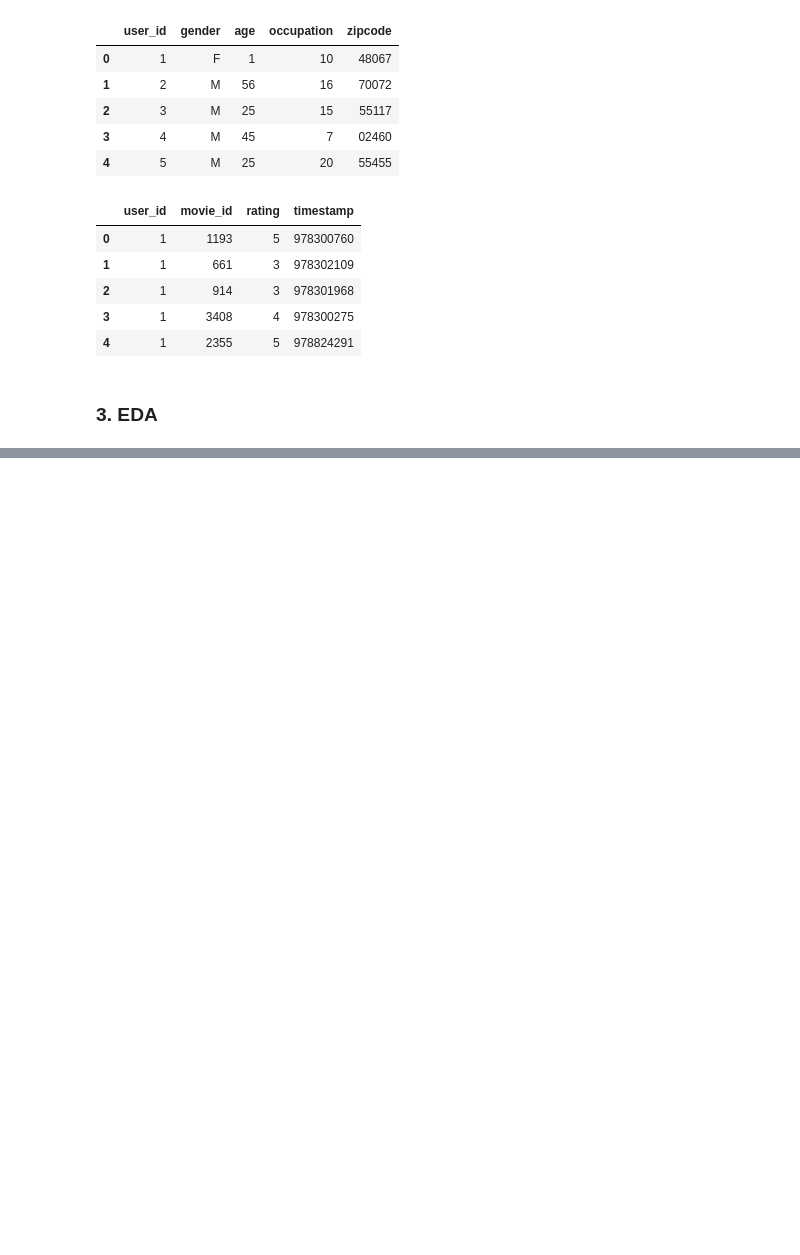
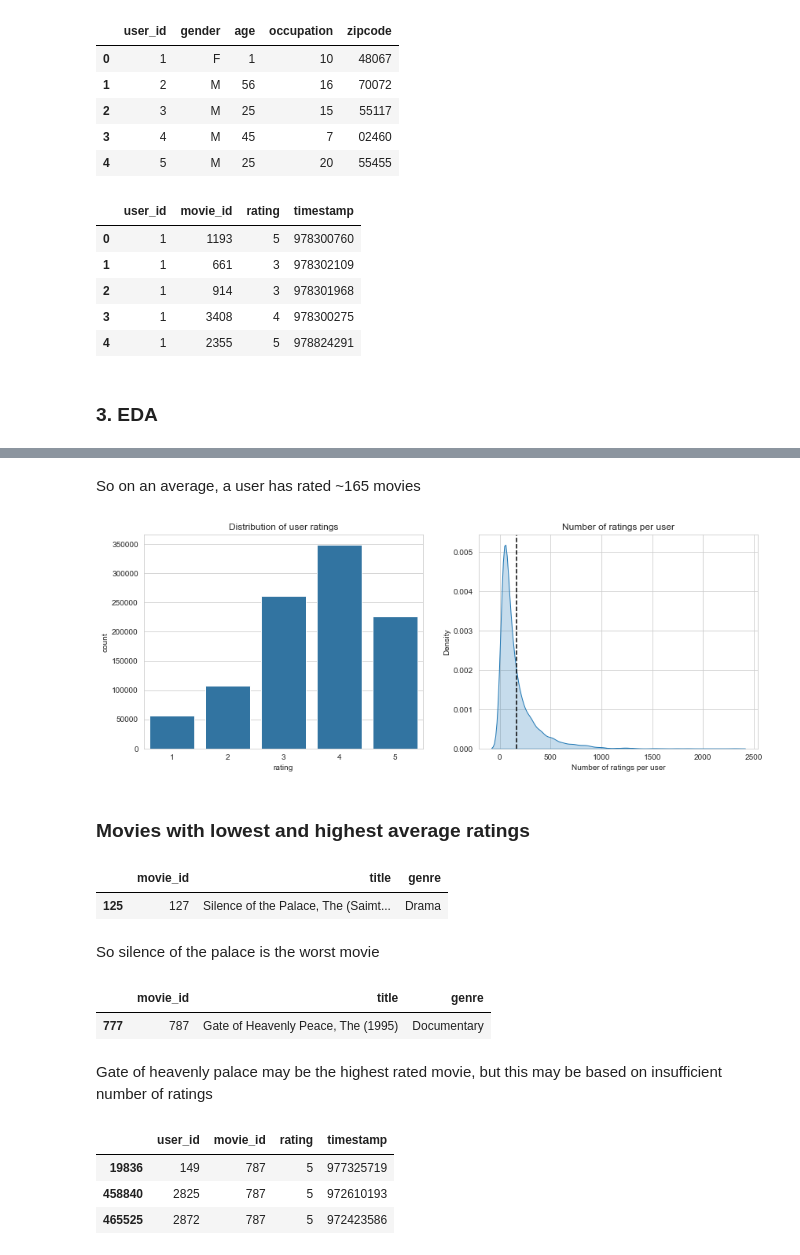
Before and after one commit to Satyaki9207/recommendation_system, a Jupyter notebook: my_recommender.ipynb, the cells around one changed output, grey strips where cells are left out. Drawn from its saved outputs; the diff is of its cells as text; code cells hidden in the pictures; blank space fills up the shorter version.

Commit message:
user based collaborative filtering v1

```diff
--- a/my_recommender.ipynb
+++ b/my_recommender.ipynb
@@ -17,9 +19,9 @@ os.listdir()
 # %% [markdown]
 ### 2. Reading the data
 # %%
-movies=pd.read_table('movies.dat',sep='::',header=None,names=['movie_id','title','genre'],engine='python')
-users=pd.read_table('users.dat',sep='::',header=None,names=['user_id','gender','age','occupation','zipcode'],engine='python')
-ratings=pd.read_table('ratings.dat',sep='::',header=None,names=['user_id','movie_id','rating','timestamp'],engine='python')
+movies=pd.read_table('ml-1m/movies.dat',sep='::',header=None,names=['movie_id','title','genre'],engine='python')
+users=pd.read_table('ml-1m/users.dat',sep='::',header=None,names=['user_id','gender','age','occupation','zipcode'],engine='python')
+ratings=pd.read_table('ml-1m/ratings.dat',sep='::',header=None,names=['user_id','movie_id','rating','timestamp'],engine='python')
 movies.head()
 # %% [output]
 |  | movie_id | title | genre |
@@ -50,0 +71,4 @@ ratings.head()
+# %%
+user_freq=ratings[['user_id','movie_id']].groupby('user_id').count().rename(columns={'movie_id':'n_ratings'})\
+.sort_values(by='n_ratings',ascending=False)
+user_freq.head()
@@ -50,0 +83,48 @@ ratings.head()
+# %% [markdown]
+So on an average, a user has rated ~165 movies
+# %%
+# Plotting distribution of movie ratings per user
+base_color=sns.color_palette()[0]
+sns.set_style('whitegrid')
+
+plt.figure(figsize=(14,5))
+plt.subplot(1,2,1)
+ax1=sns.countplot(x='rating',data=ratings,color=base_color)
+plt.title('Distribution of user ratings')
+
+plt.subplot(1,2,2)
+ax2=sns.kdeplot(user_freq['n_ratings'],shade=True)
+plt.axvline(user_freq['n_ratings'].mean(),color='k',linestyle='--')
+plt.xlabel('Number of ratings per user')
+plt.title('Number of ratings per user');
+# %% [output]
+[figure, added]
+# %% [markdown]
+### Movies with lowest and highest average ratings
+# %%
+# Lowest rated movie
+mean_ratings=ratings[['movie_id','rating']].groupby('movie_id').mean().rename(columns={'rating':'average_rating'})
+lowest_rated=mean_ratings.idxmin()[0]
+movies[movies['movie_id']==lowest_rated]
+# %% [output]
+|  | movie_id | title | genre |
+| 125 | 127 | Silence of the Palace, The (Saimt... | Drama |
+# %% [markdown]
+So silence of the palace is the worst movie
+# %%
+# Highest rated movie
+highest_rated=mean_ratings.idxmax()[0]
+movies[movies['movie_id']==highest_rated]
+# %% [output]
+|  | movie_id | title | genre |
+| 777 | 787 | Gate of Heavenly Peace, The (1995) | Documentary |
+# %% [markdown]
+Gate of heavenly palace may be the highest rated movie, but this may be based on insufficient number of ratings
+# %%
+# Checking number of reviews for the highest rated movie
+ratings.loc[ratings['movie_id']==highest_rated]
+# %% [output]
+|  | user_id | movie_id | rating | timestamp |
+| 19836 | 149 | 787 | 5 | 977325719 |
+| 458840 | 2825 | 787 | 5 | 972610193 |
+| 465525 | 2872 | 787 | 5 | 972423586 |
```
Also changed, not shown: parts of 27 cells of this notebook, 3 other files.
